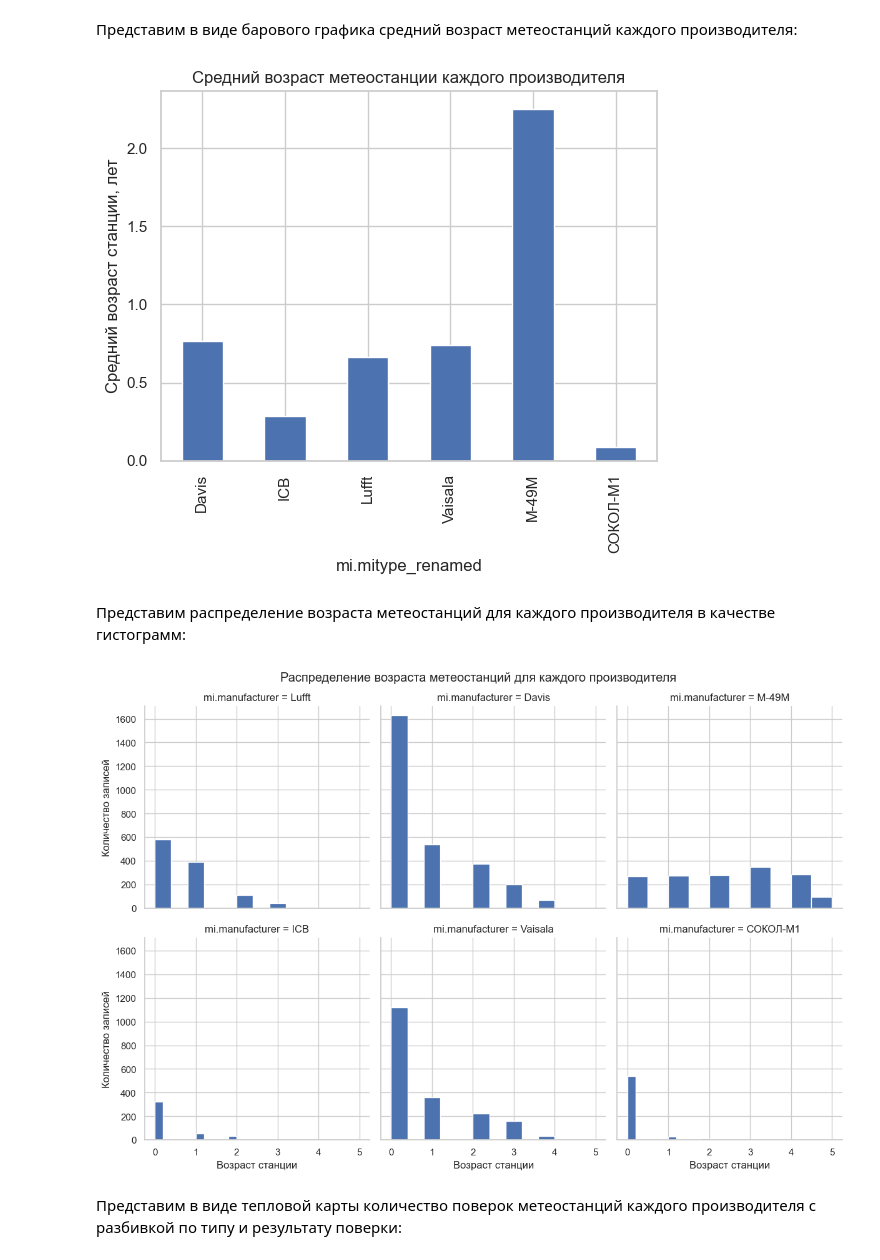
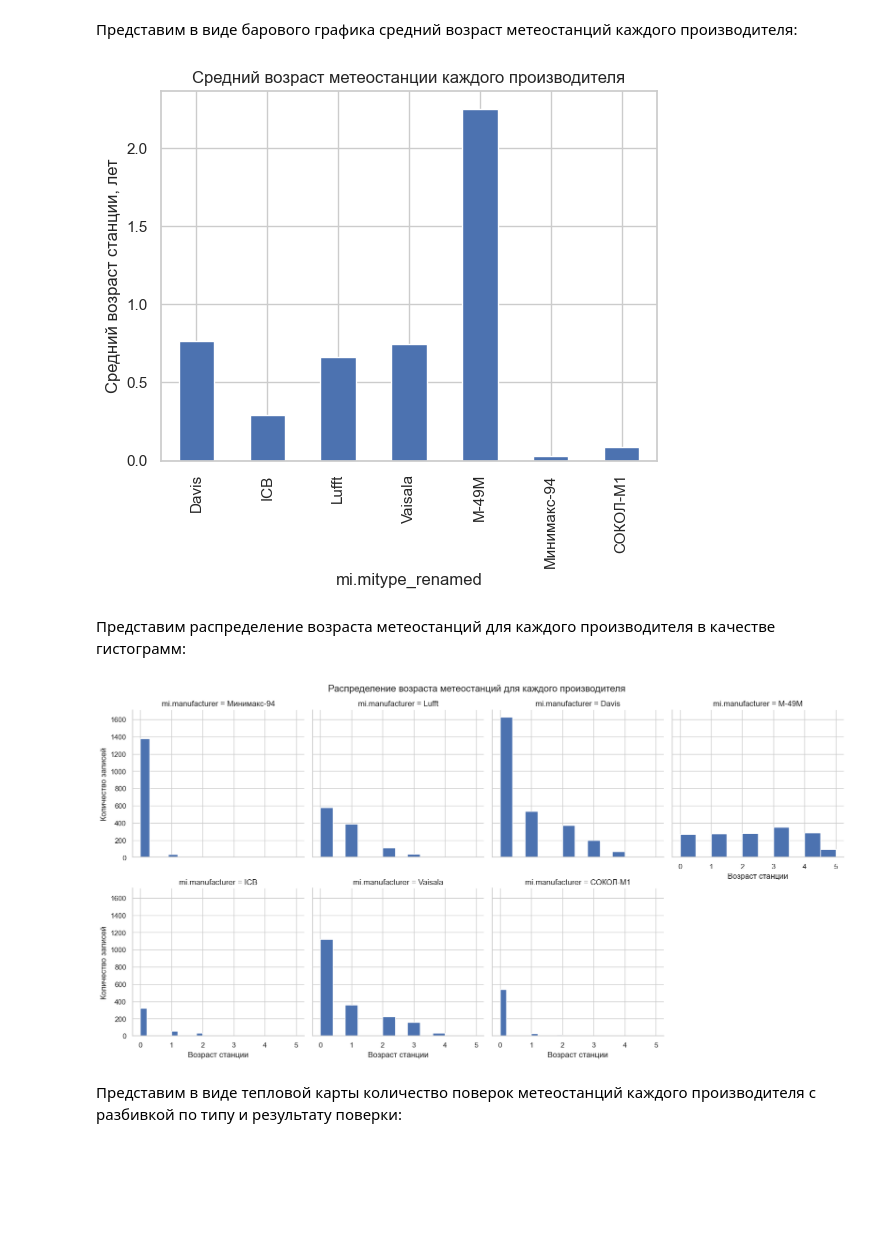
Before and after one commit to IgorMitrofanov/global-meteostation-verefication-data, a Jupyter notebook: analytics.ipynb, the cells around one changed output. Saved outputs shown, nothing was run; the diff lists cells and outputs as text; code cells hidden in the pictures; blank space fills up the shorter version.

Commit message:
новые данные
добавил в данные устройства производителя "Минимакс-94" и обновил analytics.ipynb и analytics.html соответственно.
TODO: аналогичный отчет за релевантный период (с 2020 года)

```diff
--- a/analytics.ipynb
+++ b/analytics.ipynb
@@ -122,6 +122,8 @@ def rename_mitype(mitype):
         return 'Сафоновский'
     elif 'СОКОЛ-М1' in mitype:
         return 'СОКОЛ-М1'
+    elif any(item in mitype for item in ['ДВН', 'ДВС', 'ДО', 'ДВГ', 'ДТВ', 'ДД']):
+        return 'Минимакс-94'
     return mitype
 # %%
 df['mi.manufacturer'] = df['mi.mitype'].apply(rename_mitype)
@@ -159,17 +174,17 @@ plt.xlabel('mi.mitype_renamed')
 plt.ylabel('Средний возраст станции, лет')
 plt.show()
 # %% [output]
-[figure, old version]
+[figure, new version]
 # %% [markdown]
 Представим распределение возраста метеостанций для каждого производителя в качестве гистограмм:
 # %%
-g = sns.FacetGrid(df, col="mi.manufacturer", height=4, col_wrap=3)
+g = sns.FacetGrid(df, col="mi.manufacturer", height=4, col_wrap=4)
 g.map(plt.hist, 'station_age', bins=10)
 g.set_axis_labels('Возраст станции', 'Количество записей')
 plt.suptitle('Распределение возраста метеостанций для каждого производителя', y=1.02)
 plt.show()
 # %% [output]
-[figure, old version]
+[figure, new version]
 # %% [markdown]
 Представим в виде тепловой карты количество поверок метеостанций каждого производителя с разбивкой по типу и результату поверки:
 # %%
```
Also changed, not shown: parts of 13 cells of this notebook, 11 other files.
